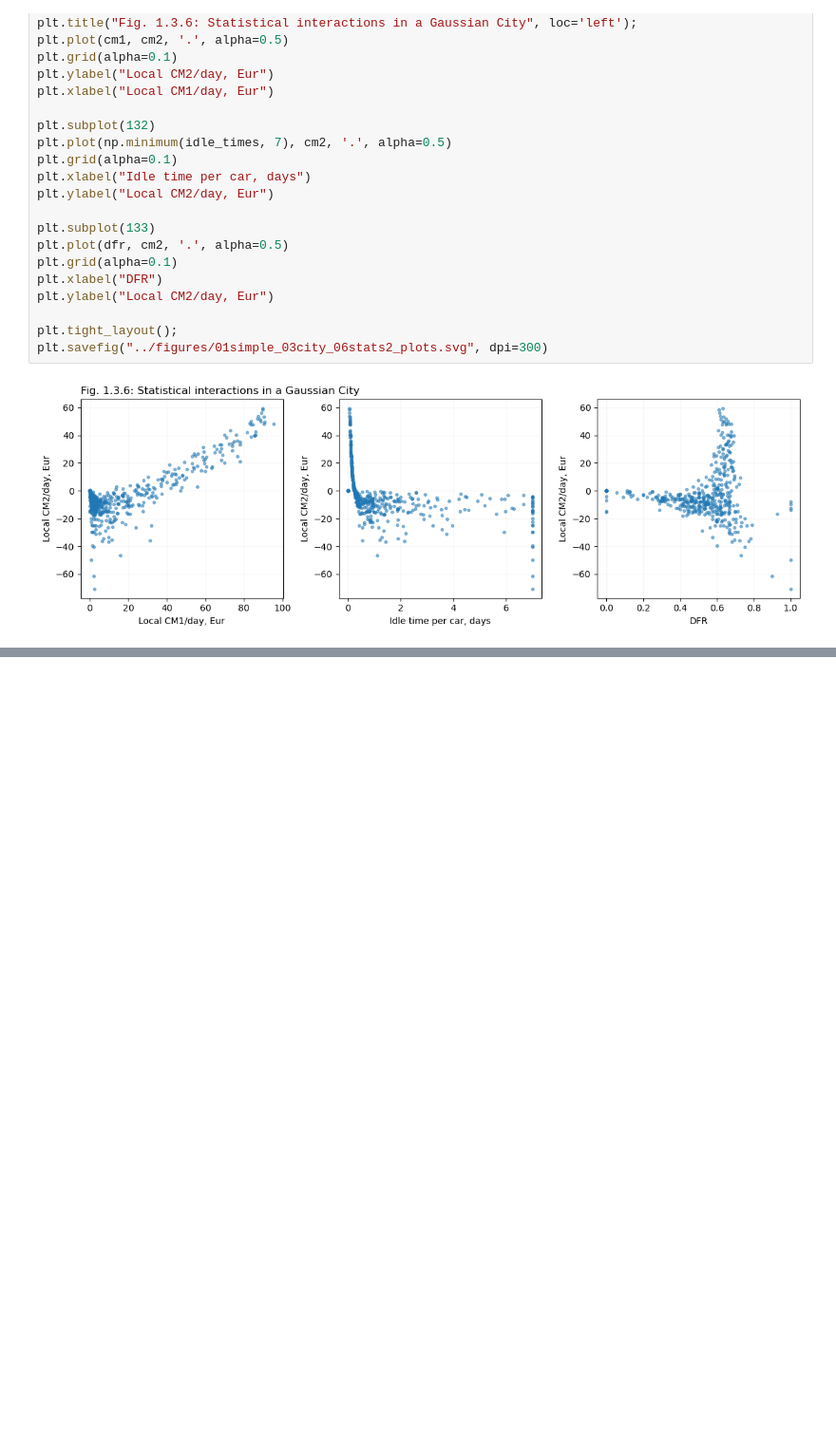
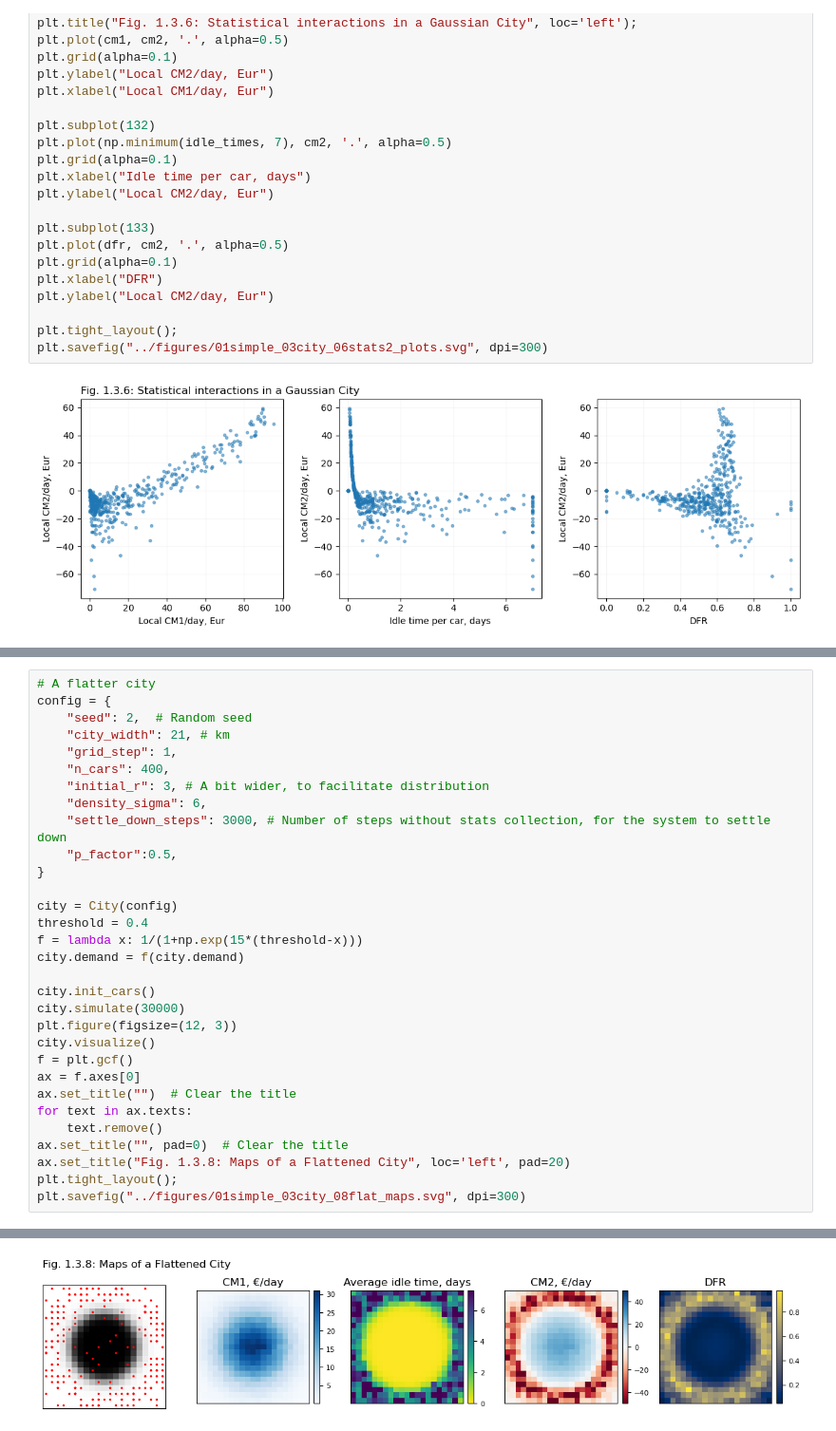
Before and after one commit to khakhalin/carsharing101, a Jupyter notebook: scripts/01natural_03city.ipynb, the cells around one changed output, grey strips where cells are left out. Shown at 95% size. Cells and saved outputs as stored; diff of their text form; blank space fills up the shorter version.

```diff
--- a/scripts/01natural_03city.ipynb
+++ b/scripts/01natural_03city.ipynb
@@ -315,0 +371,32 @@ plt.savefig("../figures/01simple_03city_06stats2_plots.svg", dpi=300)
+# %%
+# A flatter city
+config = {
+    "seed": 2,  # Random seed
+    "city_width": 21, # km
+    "grid_step": 1,
+    "n_cars": 400,
+    "initial_r": 3, # A bit wider, to facilitate distribution
+    "density_sigma": 6,
+    "settle_down_steps": 3000, # Number of steps without stats collection, for the system to settle down
+    "p_factor":0.5,
+}
+
+city = City(config)
+threshold = 0.4
+f = lambda x: 1/(1+np.exp(15*(threshold-x)))
+city.demand = f(city.demand)
+
+city.init_cars()
+city.simulate(30000)
+plt.figure(figsize=(12, 3))
+city.visualize()
+f = plt.gcf()
+ax = f.axes[0]
+ax.set_title("")  # Clear the title
+for text in ax.texts:
+    text.remove()
+ax.set_title("", pad=0)  # Clear the title
+ax.set_title("Fig. 1.3.8: Maps of a Flattened City", loc='left', pad=20)
+plt.tight_layout();
+plt.savefig("../figures/01simple_03city_08flat_maps.svg", dpi=300)
+# %% [output]
@@ -315,0 +419 @@ plt.savefig("../figures/01simple_03city_06stats2_plots.svg", dpi=300)
+[figure, added]
```
Also changed, not shown: parts of 8 cells of this notebook, 9 other files.
